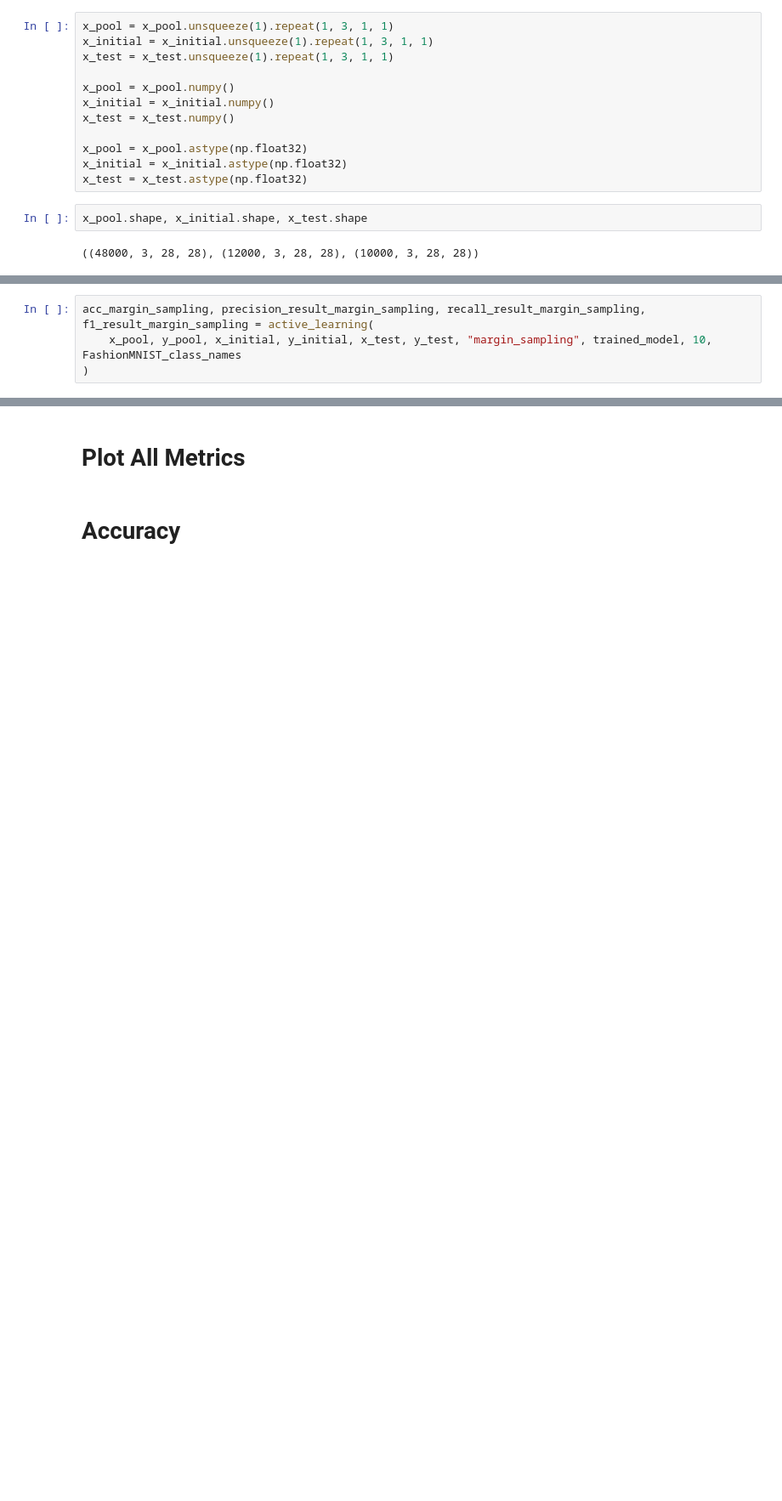
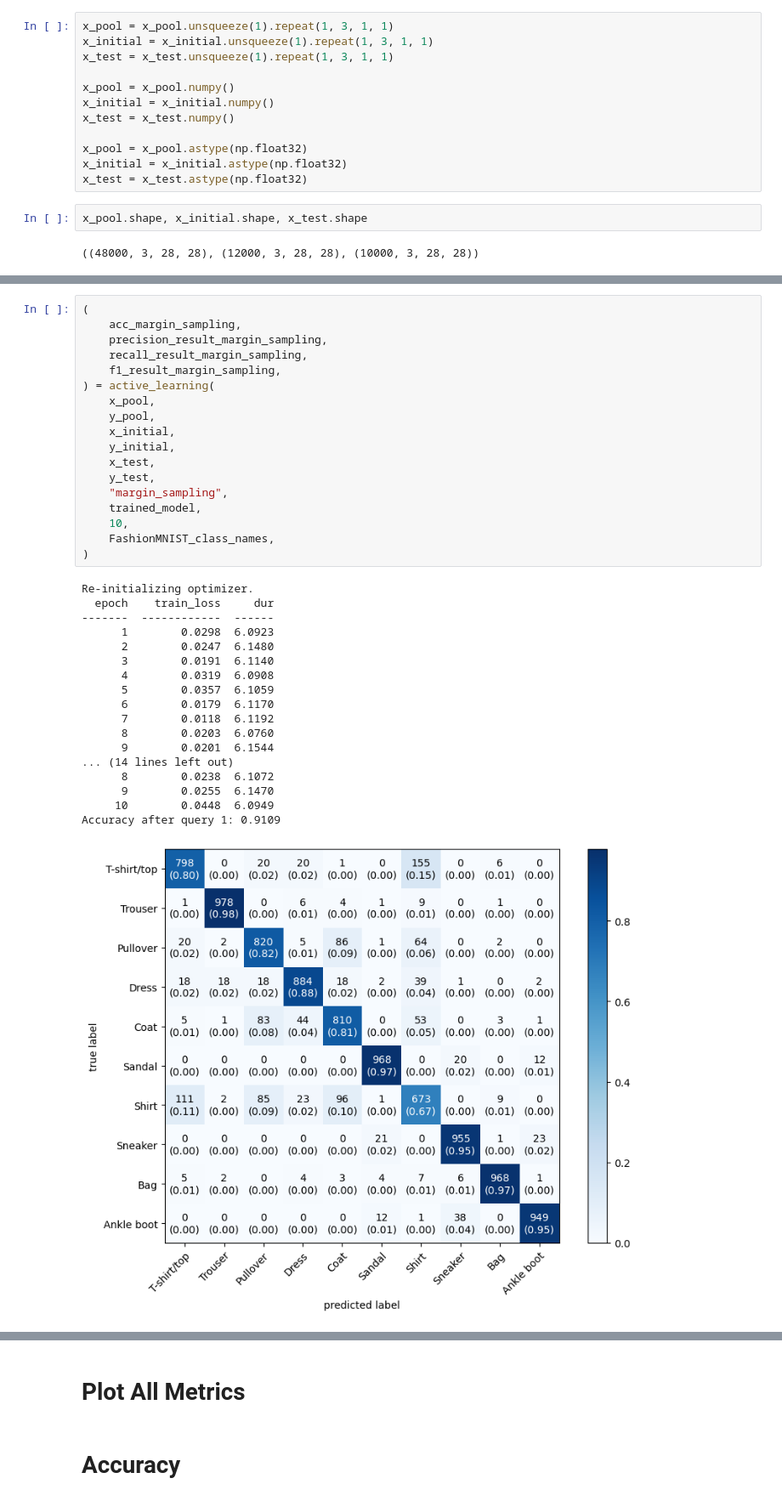
Before and after one commit to MH0386/active_learning_with_deep_learning, a Jupyter notebook: active-learning-with-deep-learning-in-FashionMNIST.ipynb, the cells around one changed output, grey strips where cells are left out. Shown at 85% size. Saved outputs shown, nothing was run; the diff lists cells and outputs as text; blank space fills up the shorter version.

```diff
--- a/active-learning-with-deep-learning-in-FashionMNIST.ipynb
+++ b/active-learning-with-deep-learning-in-FashionMNIST.ipynb
@@ -804,5 +876,38 @@ acc_uncertainty_sampling, precision_result_uncertainty_sampling, recall_result_u
 # %%
-acc_margin_sampling, precision_result_margin_sampling, recall_result_margin_sampling, f1_result_margin_sampling = active_learning(
-    x_pool, y_pool, x_initial, y_initial, x_test, y_test, "margin_sampling", trained_model, 10, FashionMNIST_class_names
+(
+    acc_margin_sampling,
+    precision_result_margin_sampling,
+    recall_result_margin_sampling,
+    f1_result_margin_sampling,
+) = active_learning(
+    x_pool,
+    y_pool,
+    x_initial,
+    y_initial,
+    x_test,
+    y_test,
+    "margin_sampling",
+    trained_model,
+    10,
+    FashionMNIST_class_names,
 )
+# %% [output]
+Re-initializing optimizer.
+  epoch    train_loss     dur
+-------  ------------  ------
+      1        0.0298  6.0923
+      2        0.0247  6.1480
+      3        0.0191  6.1140
+      4        0.0319  6.0908
+      5        0.0357  6.1059
+      6        0.0179  6.1170
+      7        0.0118  6.1192
+      8        0.0203  6.0760
+      9        0.0201  6.1544
+... (14 lines left out)
+      8        0.0238  6.1072
+      9        0.0255  6.1470
+     10        0.0448  6.0949
+Accuracy after query 1: 0.9109
+[figure, added]
 # %%
```
Also changed, not shown: parts of 29 cells of this notebook, 5 other files.
